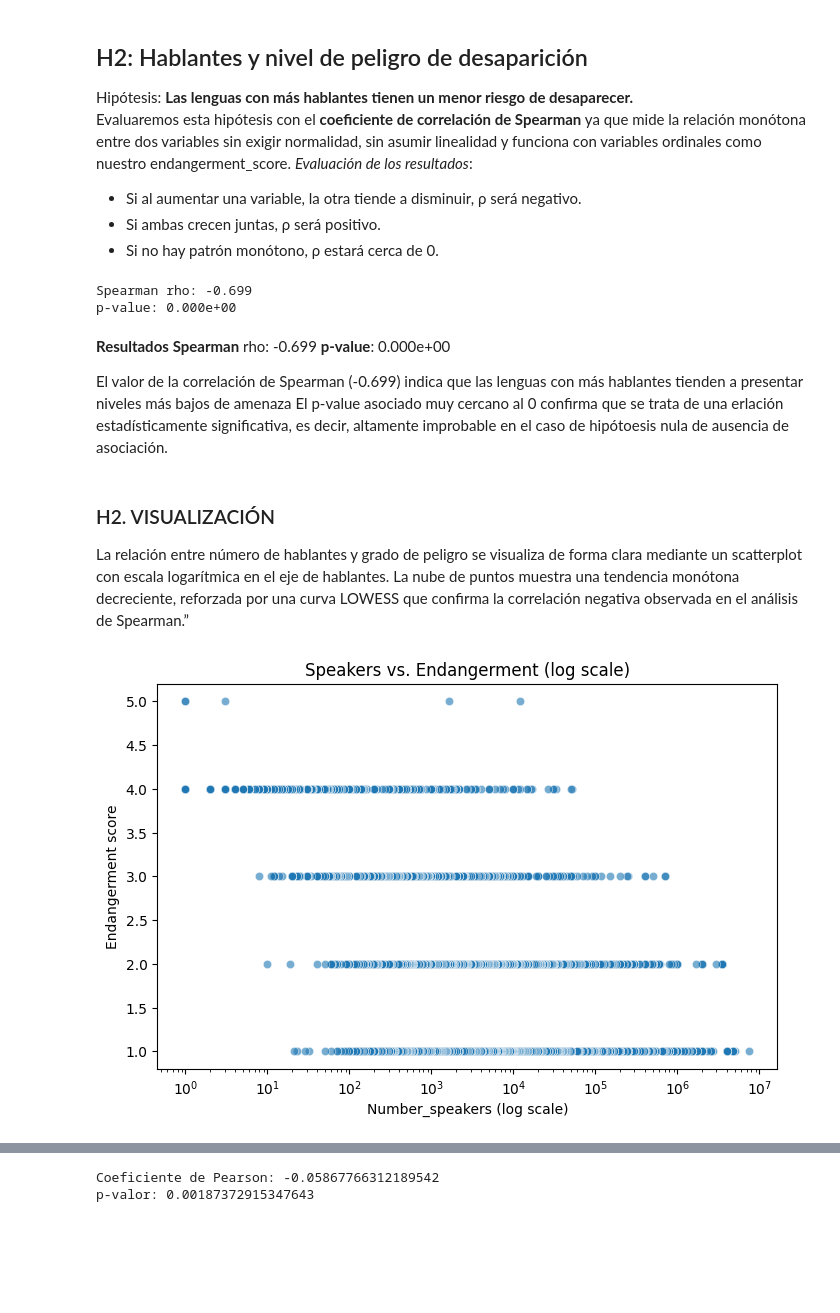
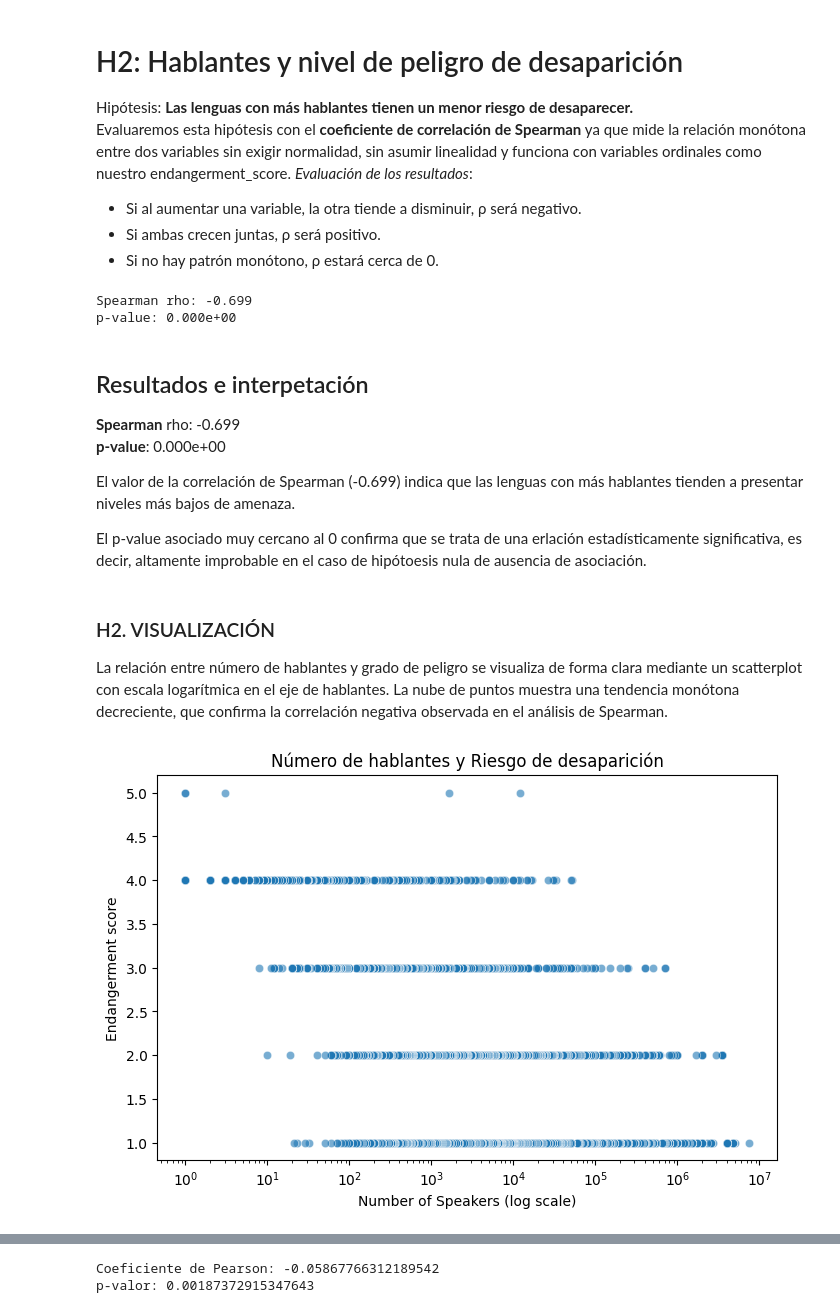
Before and after one commit to mrguezrodriguez/EDA_endangered_languages, a Jupyter notebook: main.ipynb, the cells around one changed output, grey strips where cells are left out. Cells and saved outputs as stored; diff of their text form; code cells hidden in the pictures; blank space fills up the shorter version.

Commit message:
feat: add h2 h6 graphics

```diff
--- a/main.ipynb
+++ b/main.ipynb
@@ -26,7 +26,7 @@ Data columns (total 27 columns):
 dtypes: float64(19), int64(2), object(6)
 memory usage: 592.9+ KB
 # %% [markdown]
-## H2: Hablantes y nivel de peligro de desaparición
+# H2: Hablantes y nivel de peligro de desaparición
 Hipótesis: **Las lenguas con más hablantes tienen un menor riesgo de desaparecer.**
 Evaluaremos esta hipótesis con el **coeficiente de correlación de Spearman** ya que mide la relación monótona entre dos variables sin exigir normalidad, sin asumir linealidad y funciona con variables ordinales como nuestro endangerment_score.
 *Evaluación de los resultados*:
@@ -48,29 +48,33 @@ print(f"p-value: {pval:.3e}")
 Spearman rho: -0.699
 p-value: 0.000e+00
 # %% [markdown]
-**Resultados**
+## Resultados e interpetación
+
 **Spearman** rho: -0.699
 **p-value**: 0.000e+00
 
-El valor de la correlación de Spearman (-0.699) indica que las lenguas con más hablantes tienden a presentar niveles más bajos de amenaza
+El valor de la correlación de Spearman (-0.699) indica que las lenguas con más hablantes tienden a presentar niveles más bajos de amenaza.
+
 El p-value asociado muy cercano al 0 confirma que se trata de una erlación estadísticamente significativa, es decir, altamente improbable en el caso de hipótoesis nula de ausencia de asociación.
 # %% [markdown]
 ### H2. VISUALIZACIÓN
-La relación entre número de hablantes y grado de peligro se visualiza de forma clara mediante un scatterplot con escala logarítmica en el eje de hablantes. La nube de puntos muestra una tendencia monótona decreciente, reforzada por una curva LOWESS que confirma la correlación negativa observada en el análisis de Spearman.”
+La relación entre número de hablantes y grado de peligro se visualiza de forma clara mediante un scatterplot con escala logarítmica en el eje de hablantes. La nube de puntos muestra una tendencia monótona decreciente, que confirma la correlación negativa observada en el análisis de Spearman.
 # %%
 plt.figure(figsize=(8,5))
 sns.scatterplot(
     data=df,
     x='Number_speakers',
     y='endangerment_score',
     alpha=0.6
 )
 
 plt.xscale('log')
-plt.xlabel('Number_speakers (log scale)')
+plt.xlabel('Number of Speakers (log scale)')
 plt.ylabel('Endangerment score')
-plt.title('Speakers vs. Endangerment (log scale)')
+plt.title('Número de hablantes y Riesgo de desaparición')
+
+plt.savefig("src/img/H2.png")
 plt.show()
 # %% [output]
-[figure, old version]
+[figure, new version]
 # %% [markdown]
```
Also changed, not shown: parts of 15 cells of this notebook, 2 other files.
